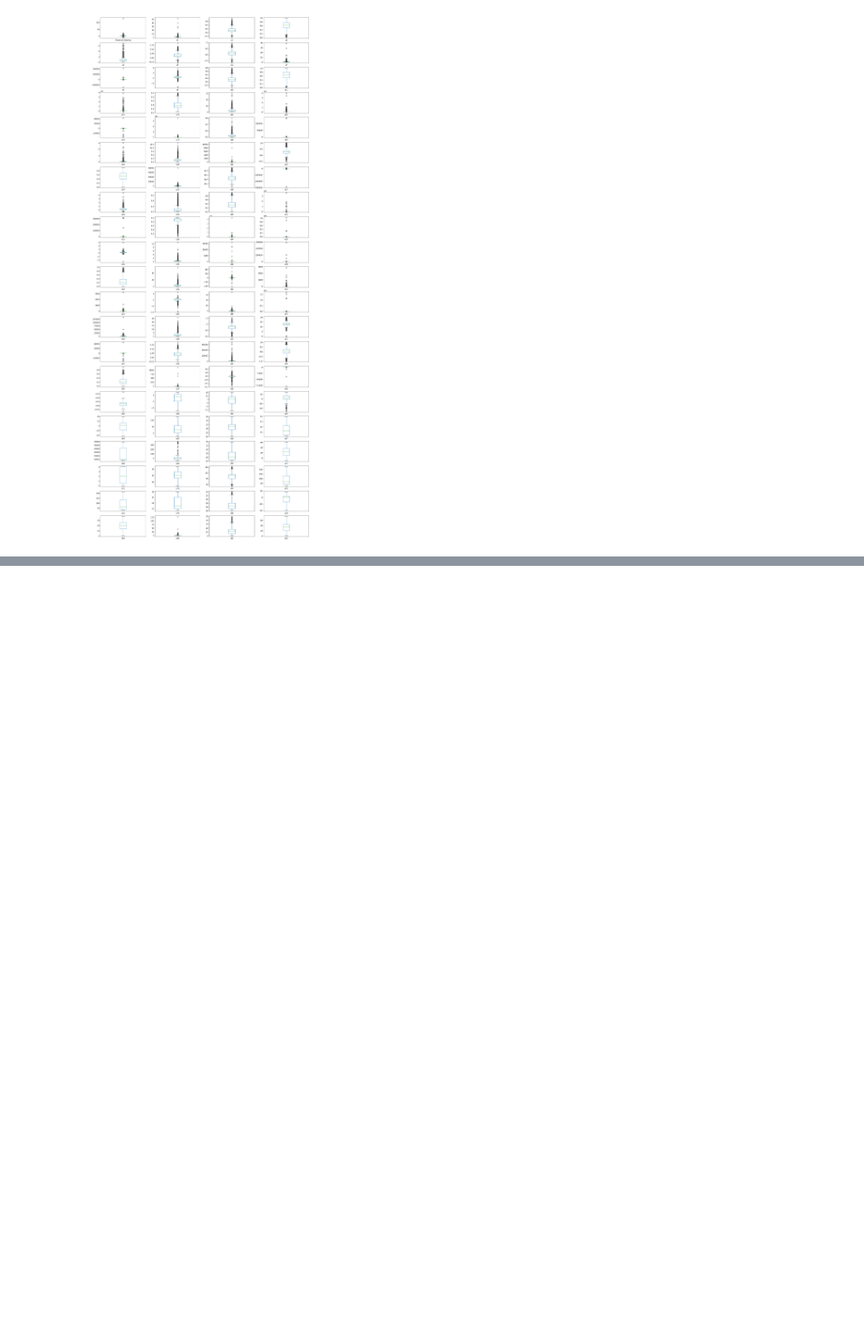
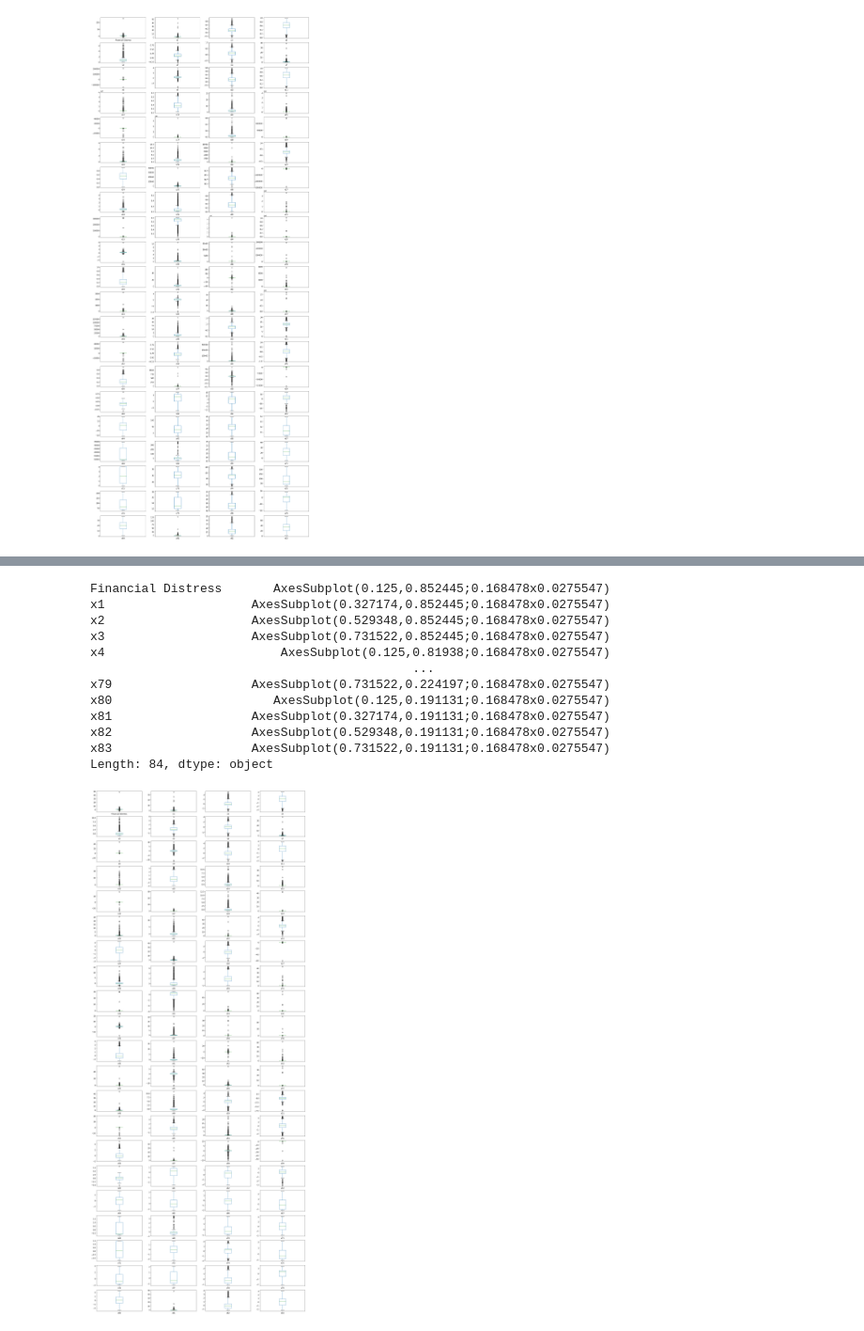
Before and after one commit to bsebast2/AppliedMLProject, a Jupyter notebook: Applied_ML.ipynb, the cells around one changed output, grey strips where cells are left out. Shown at 94% size. Saved outputs shown, nothing was run; the diff lists cells and outputs as text; code cells hidden in the pictures; blank space fills up the shorter version.

```diff
--- a/Applied_ML.ipynb
+++ b/Applied_ML.ipynb
@@ -168,0 +165,16 @@ plt.show()
+# %%
+scaled_data.plot(kind='box', subplots=True, layout=(23,4), sharex=False, sharey=False, fontsize= 12, figsize = (25, 70))
+# %% [output]
+Financial Distress       AxesSubplot(0.125,0.852445;0.168478x0.0275547)
+x1                    AxesSubplot(0.327174,0.852445;0.168478x0.0275547)
+x2                    AxesSubplot(0.529348,0.852445;0.168478x0.0275547)
+x3                    AxesSubplot(0.731522,0.852445;0.168478x0.0275547)
+x4                        AxesSubplot(0.125,0.81938;0.168478x0.0275547)
+                                            ...
+x79                   AxesSubplot(0.731522,0.224197;0.168478x0.0275547)
+x80                      AxesSubplot(0.125,0.191131;0.168478x0.0275547)
+x81                   AxesSubplot(0.327174,0.191131;0.168478x0.0275547)
+x82                   AxesSubplot(0.529348,0.191131;0.168478x0.0275547)
+x83                   AxesSubplot(0.731522,0.191131;0.168478x0.0275547)
+Length: 84, dtype: object
+[figure, added]
```
Also changed, not shown: parts of 26 cells of this notebook.
